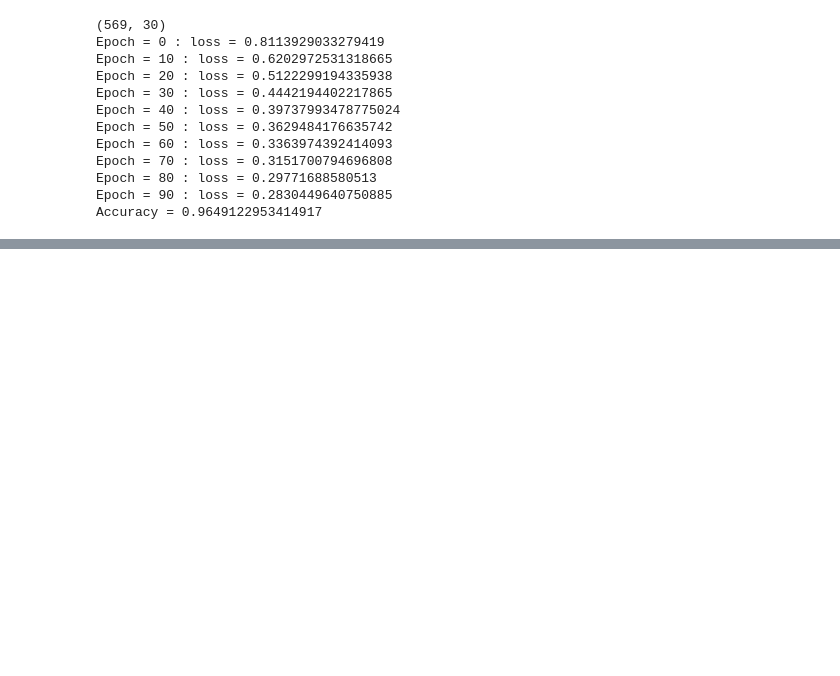
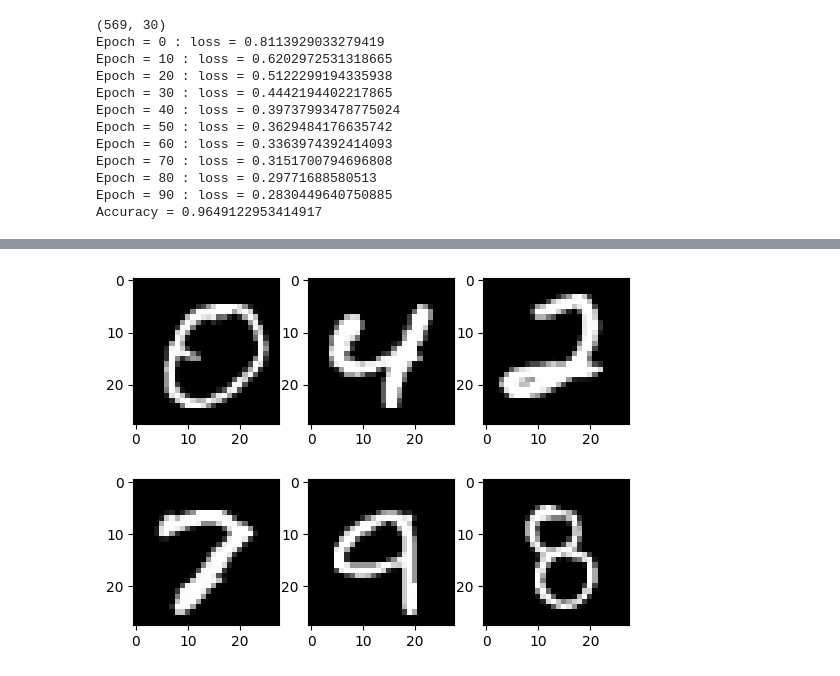
Before and after one commit to NaraineSurya/Pytorch-Basics, a Jupyter notebook: Sample_Models.ipynb, the cells around one changed output, grey strips where cells are left out. Drawn from its saved outputs; the diff is of its cells as text; code cells hidden in the pictures; blank space fills up the shorter version.

Commit message:
Included DataLoader

```diff
--- a/Sample_Models.ipynb
+++ b/Sample_Models.ipynb
@@ -163,0 +168,90 @@ Accuracy = 0.9649122953414917
+# %%
+import torch
+import torch.nn as nn
+import torchvision
+import torchvision.transforms as transforms
+import matplotlib.pyplot as plt
+
+# device config
+device = torch.device("cuda" if torch.cuda.is_available() else "cpu")
+
+# hyper params
+input_size = 784 # 28x28 pixel img
+hidden_size = 100
+num_classes = 10
+epochs = 2
+batch_size = 100
+learning_rate = 0.001
+
+# MNIST
+train_dataset = torchvision.datasets.MNIST(root="./data", train=True, transform=transforms.ToTensor(), download=True)
+test_dataset = torchvision.datasets.MNIST(root="./data", train=False, transform=transforms.ToTensor())
+
+train_loader = torch.utils.data.DataLoader(dataset=train_dataset, batch_size=batch_size, shuffle=True)
+test_loader = torch.utils.data.DataLoader(dataset=test_dataset, batch_size=batch_size, shuffle=False)
+
+examples = iter(train_loader)
+samples, labels = next(examples)
+print(samples.shape, labels.shape)
+
+for i in range(6):
+  plt.subplot(2, 3, i+1)
+  plt.imshow(samples[i][0], cmap="gray")
+# plt.show()
+
+class NeuralNet(nn.Module):
+  def __init__(self, input_size, hidden_size, num_classes):
+    super(NeuralNet, self).__init__()
+    self.L1 = nn.Linear(input_size, hidden_size)
+    self.reLu = nn.ReLU()
+    self.L2 = nn.Linear(hidden_size, num_classes)
+
+  def forward(self, x):
+    out = self.L1(x)
+    out = self.reLu(out)
+    out = self.L2(out)
+    return out
+
+# Model
+model = NeuralNet(input_size, hidden_size, num_classes).to(device)
+
+# loss and optimizer
+criterion = nn.CrossEntropyLoss()
+optimizer = torch.optim.Adam(model.parameters(), lr=learning_rate)
+
+# training loop
+n_total_steps = len(train_loader)
+for epoch in range(epochs):
+  for i, (images, labels) in enumerate(train_loader):
+    images = images.reshape(-1, 28*28).to(device)
+    labels = labels.to(device)
+
+    # forward
+    output = model(images)
+    loss = criterion(output, labels)
+
+    # backward
+    optimizer.zero_grad()
+    loss.backward()
+    optimizer.step()
+
+    if(i+1) % 100 == 0:
+      print(f"Epoch = {epoch+1} / {epochs} : Step = {i+1} / {n_total_steps} : Loss = {loss.item():.4f}")
+
+# test
+with torch.no_grad():
+  num_correct = 0
+  num_samples = 0
+  for images, labels in test_loader:
+    images = images.reshape(-1, 28*28).to(device)
+    labels = labels.to(device)
+
+    output = model(images)
+
+    # highest_value , index
+    _, predictions = torch.max(output, 1)
+    num_samples += labels.shape[0]
+    num_correct += (predictions == labels).sum().item()
+  acc = 100 * num_correct / num_samples
+  print(f"Accuracy = {acc}")
+# %% [output]
@@ -163,0 +272 @@ Accuracy = 0.9649122953414917
+[figure, added]
```
Also changed, not shown: parts of 3 cells of this notebook.
